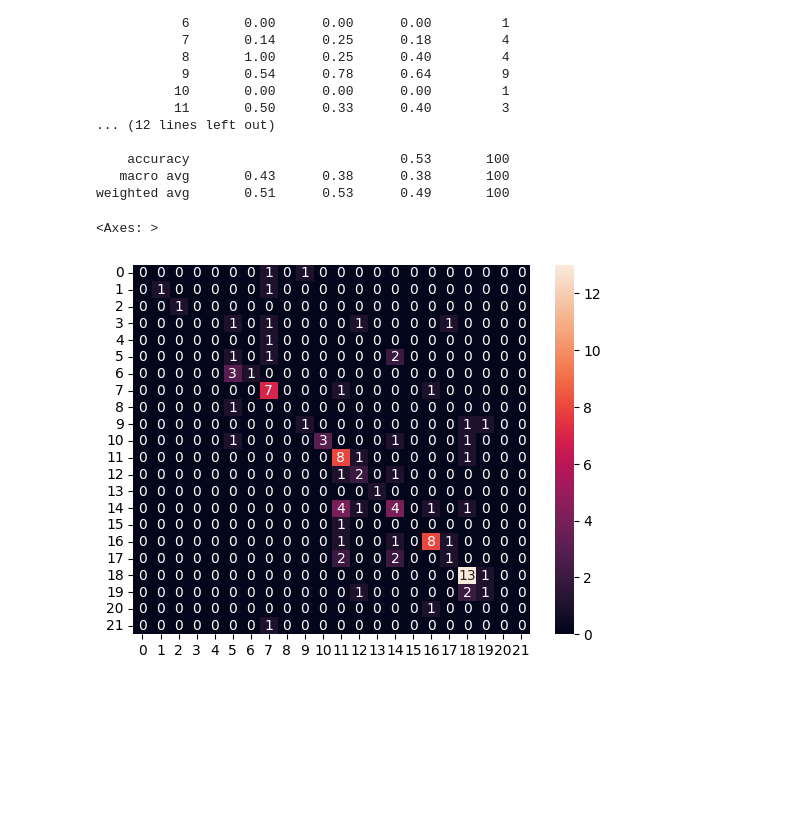
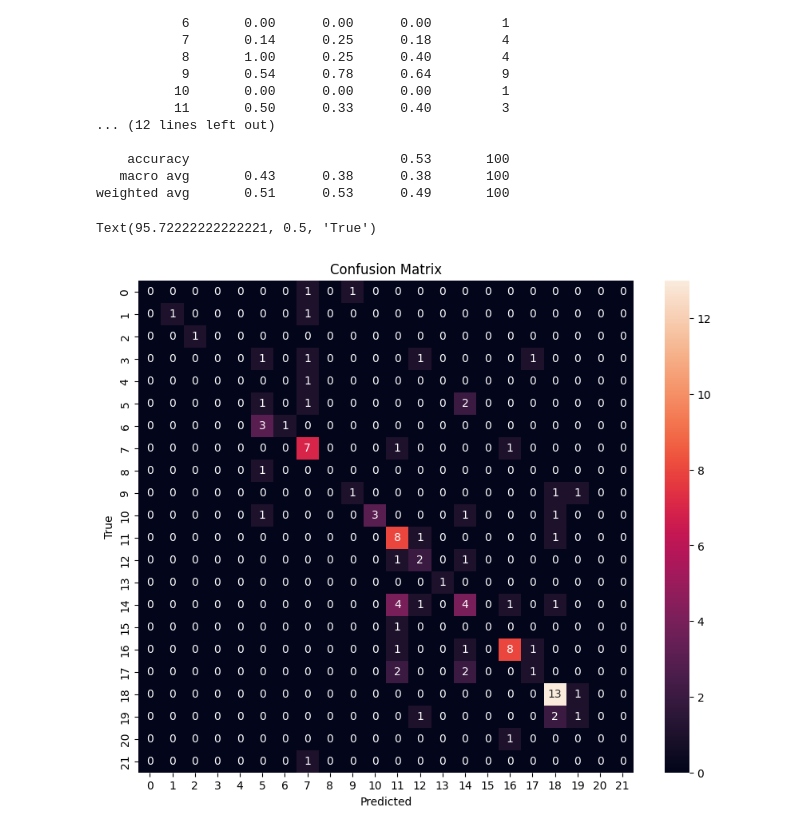
Before and after one commit to Times0/RakutenMultimodalClassification, a Jupyter notebook: prediction.ipynb, the cells around one changed output. Drawn from its saved outputs; the diff is of its cells as text; code cells hidden in the pictures; blank space fills up the shorter version.

Commit message:
better matrix

```diff
--- a/prediction.ipynb
+++ b/prediction.ipynb
@@ -66,10 +66,15 @@ classifier.evaluate(X_test, y_test)
    macro avg       0.43      0.38      0.38       100
 weighted avg       0.51      0.53      0.49       100
 # %%
+import matplotlib.pyplot as plt
 # show confusion matrix with sns
 y_pred = classifier.predict(X_test)
 conf_matrix = confusion_matrix(y_test, y_pred)
+plt.figure(figsize=(10, 8))
 sns.heatmap(conf_matrix, annot=True, fmt='d')
+plt.title('Confusion Matrix')
+plt.xlabel('Predicted')
+plt.ylabel('True')
 # %% [output]
-<Axes: >
+Text(95.72222222222221, 0.5, 'True')
-[figure, old version]
+[figure, new version]
```
